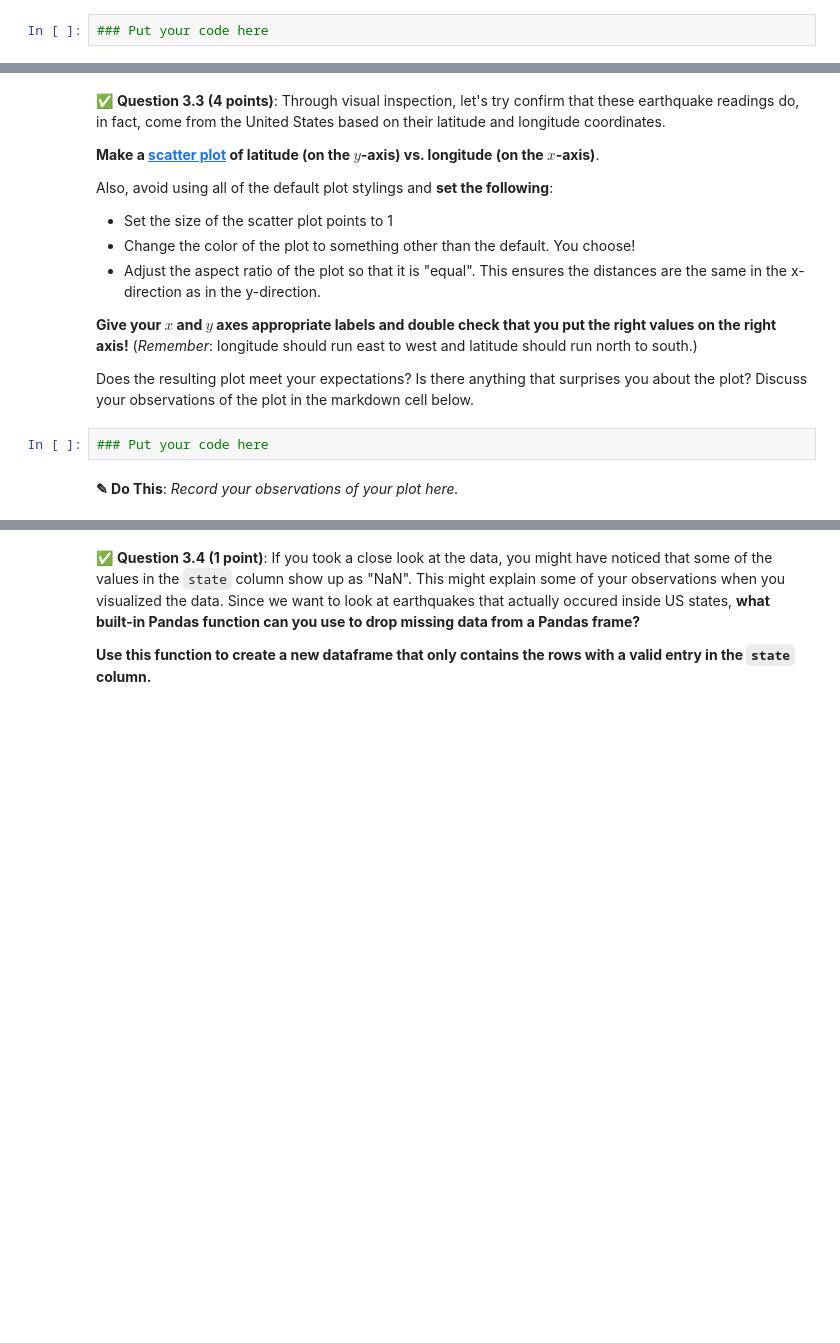
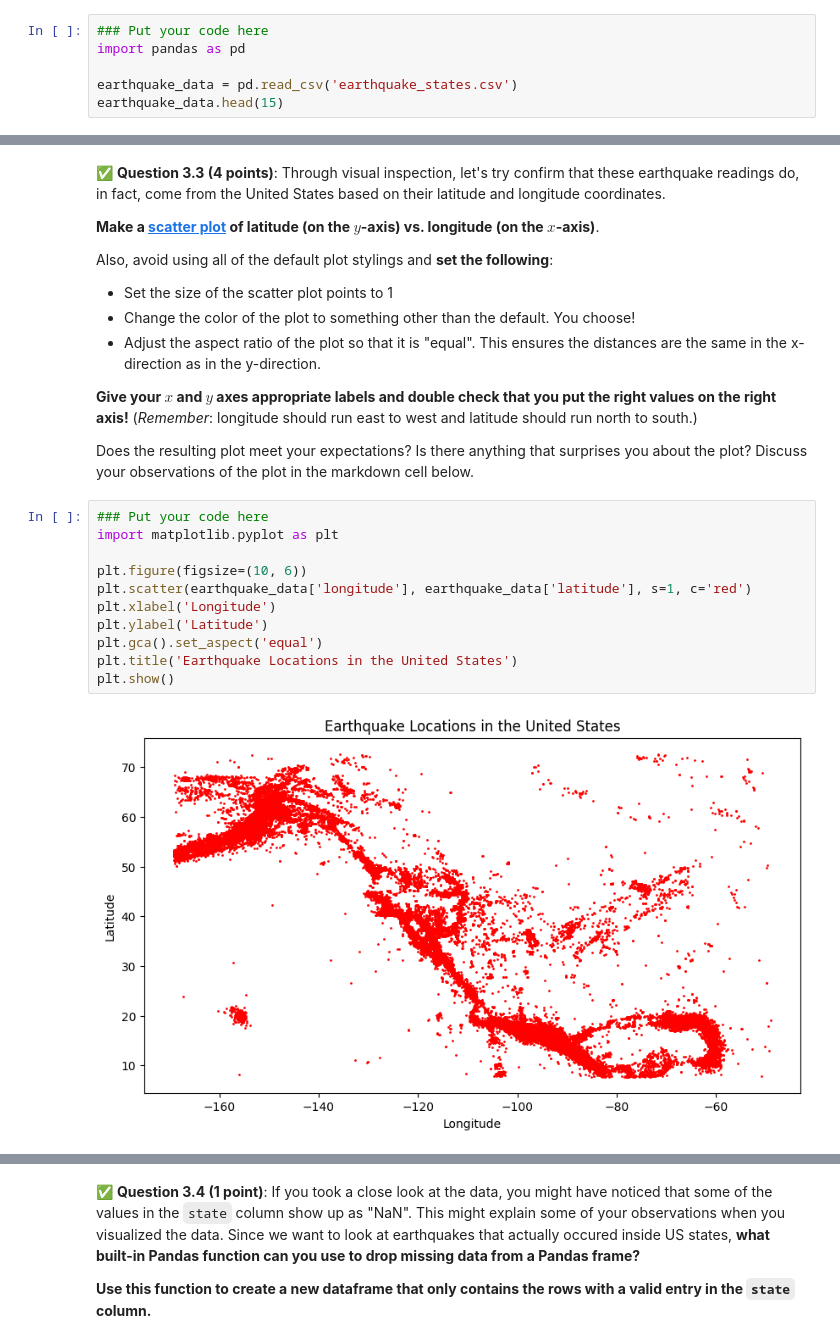
Before and after one commit to orioldom/CMSE202-f25-turnin, a Jupyter notebook: hw-01/HW-01_GitPracticeDebuggingPythonPackagesAndClasses-STUDENT.ipynb, the cells around one changed output, grey strips where cells are left out. Drawn from its saved outputs; the diff is of its cells as text; blank space fills up the shorter version.

```diff
--- a/hw-01/HW-01_GitPracticeDebuggingPythonPackagesAndClasses-STUDENT.ipynb
+++ b/hw-01/HW-01_GitPracticeDebuggingPythonPackagesAndClasses-STUDENT.ipynb
@@ -351,3 +360,7 @@ That headline might be a alarming, but you're going to take a look at the data y
 &#9989; **Question 3.2 (2 points)**: To get started, **read in the `earthquake_states.csv` dataset** and then display the first 15 rows of the data using **Pandas**.
 # %%
 ### Put your code here
+import pandas as pd
+
+earthquake_data = pd.read_csv('earthquake_states.csv')
+earthquake_data.head(15)
@@ -364,7 +394,16 @@ Also, avoid using all of the default plot stylings and **set the following**:
 **Give your $x$ and $y$ axes appropriate labels and double check that you put the right values on the right axis!** (*Remember*: longitude should run east to west and latitude should run north to south.)
 
 Does the resulting plot meet your expectations? Is there anything that surprises you about the plot? Discuss your observations of the plot in the markdown cell below.
-# %%
-### Put your code here
-# %% [markdown]
-**<font size=+3>&#9998;</font> Do This**: *Record your observations of your plot here.*
+# %%
+### Put your code here
+import matplotlib.pyplot as plt
+
+plt.figure(figsize=(10, 6))
+plt.scatter(earthquake_data['longitude'], earthquake_data['latitude'], s=1, c='red')
+plt.xlabel('Longitude')
+plt.ylabel('Latitude')
+plt.gca().set_aspect('equal')
+plt.title('Earthquake Locations in the United States')
+plt.show()
+# %% [output]
+[figure, added]
```
Also changed, not shown: parts of 16 cells of this notebook.
